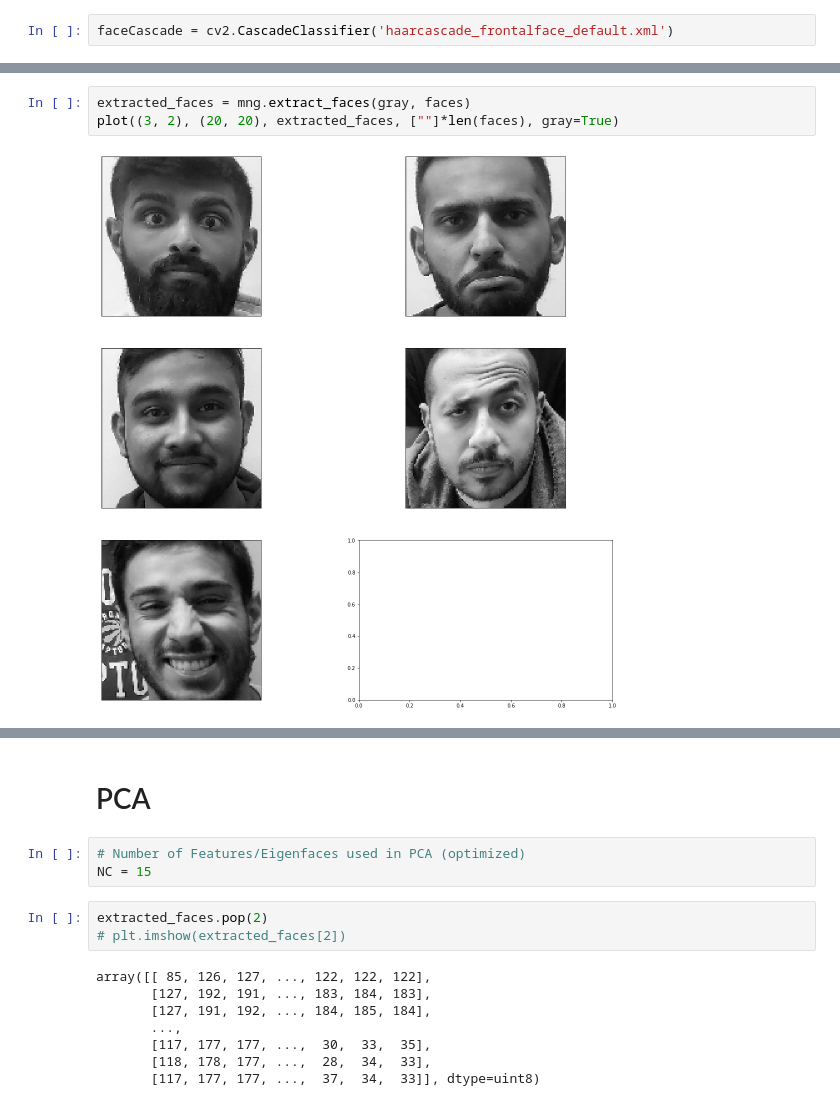
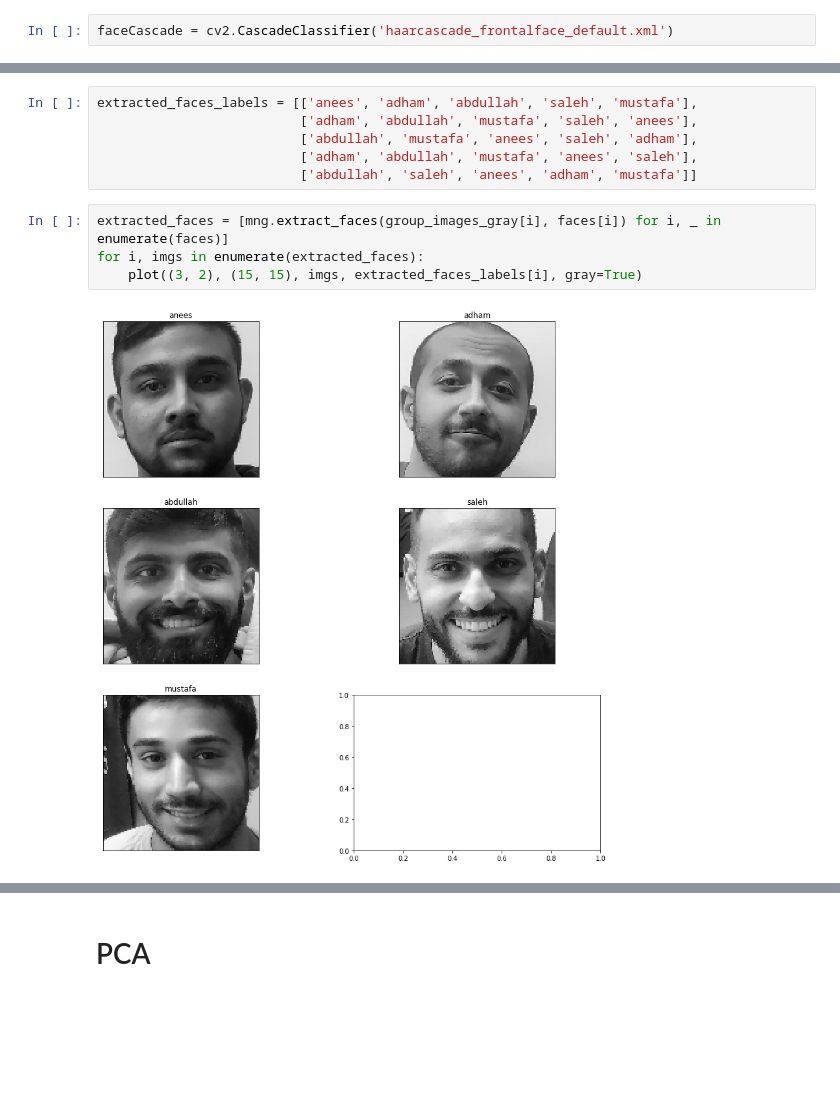
Before and after one commit to adhamelkhouly/face_recognition, a Jupyter notebook: 6_FaceTagging.ipynb, the cells around one changed output, grey strips where cells are left out. Saved outputs shown, nothing was run; the diff lists cells and outputs as text; blank space fills up the shorter version.

```diff
--- a/6_FaceTagging.ipynb
+++ b/6_FaceTagging.ipynb
@@ -62,5 +109,12 @@ Found 5 faces!
-# %%
-extracted_faces = mng.extract_faces(gray, faces)
-plot((3, 2), (20, 20), extracted_faces, [""]*len(faces), gray=True)
-# %% [output]
-[figure, removed]
+# %%
+extracted_faces_labels = [['anees', 'adham', 'abdullah', 'saleh', 'mustafa'],
+                          ['adham', 'abdullah', 'mustafa', 'saleh', 'anees'],
+                          ['abdullah', 'mustafa', 'anees', 'saleh', 'adham'],
+                          ['adham', 'abdullah', 'mustafa', 'anees', 'saleh'],
+                          ['abdullah', 'saleh', 'anees', 'adham', 'mustafa']]
+# %%
+extracted_faces = [mng.extract_faces(group_images_gray[i], faces[i]) for i, _ in enumerate(faces)]
+for i, imgs in enumerate(extracted_faces):
+    plot((3, 2), (15, 15), imgs, extracted_faces_labels[i], gray=True)
+# %% [output]
+[figure, added]
@@ -67,16 +125,2 @@ plot((3, 2), (20, 20), extracted_faces, [""]*len(faces), gray=True)
 # %% [markdown]
 # PCA
-# %%
-# Number of Features/Eigenfaces used in PCA (optimized)
-NC = 15
-# %%
-extracted_faces.pop(2)
-# plt.imshow(extracted_faces[2])
-# %% [output]
-array([[ 85, 126, 127, ..., 122, 122, 122],
-       [127, 192, 191, ..., 183, 184, 183],
-       [127, 191, 192, ..., 184, 185, 184],
-       ...,
-       [117, 177, 177, ...,  30,  33,  35],
-       [118, 178, 177, ...,  28,  34,  33],
-       [117, 177, 177, ...,  37,  34,  33]], dtype=uint8)
```
Also changed, not shown: parts of 16 cells of this notebook.
